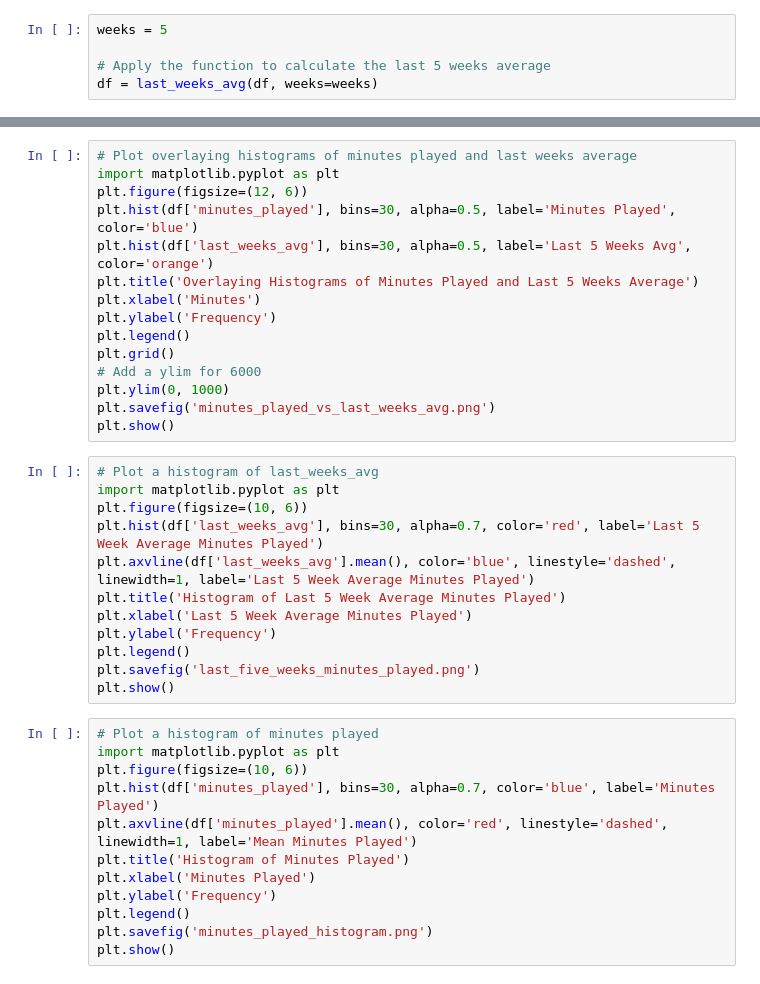
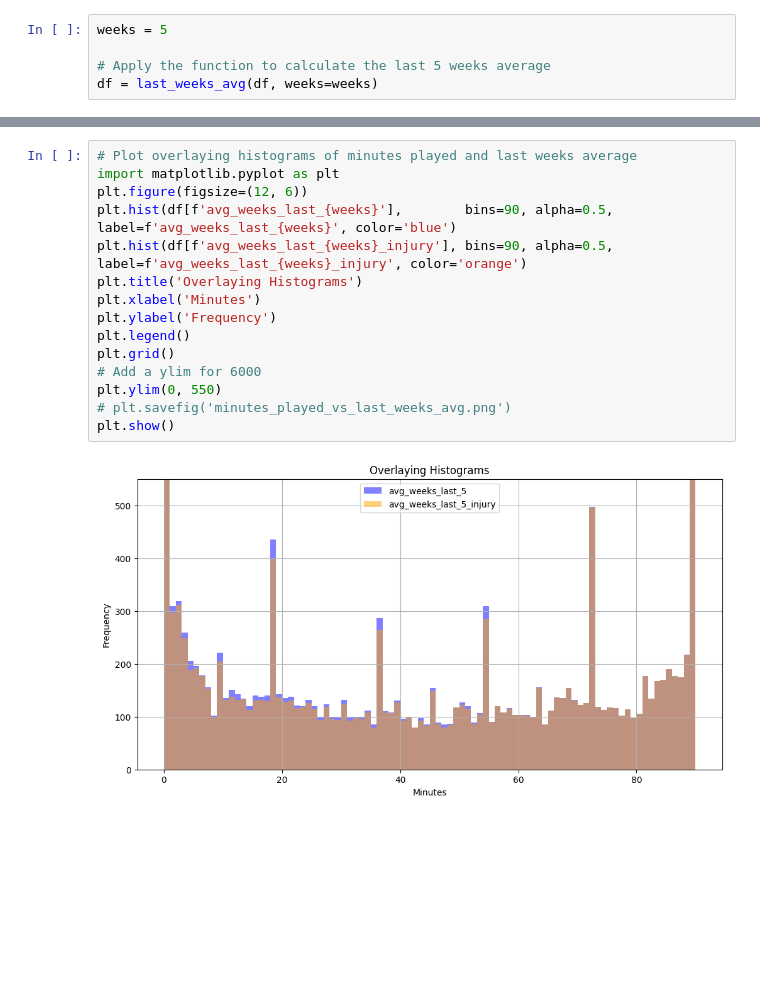
Before and after one commit to LevanBokeria/2025-reg-hack-week-airsenal, a Jupyter notebook: notebooks/baseline_lastweek_models.ipynb, the cells around one changed output, grey strips where cells are left out. Drawn from its saved outputs; the diff is of its cells as text; blank space fills up the shorter version.

```diff
--- a/notebooks/baseline_lastweek_models.ipynb
+++ b/notebooks/baseline_lastweek_models.ipynb
@@ -27,39 +44,17 @@ rmse = np.sqrt(((df['minutes'] - df['last_weeks_avg']) ** 2).mean())
 # %%
 # Plot overlaying histograms of minutes played and last weeks average
 import matplotlib.pyplot as plt
 plt.figure(figsize=(12, 6))
-plt.hist(df['minutes_played'], bins=30, alpha=0.5, label='Minutes Played', color='blue')
-plt.hist(df['last_weeks_avg'], bins=30, alpha=0.5, label='Last 5 Weeks Avg', color='orange')
-plt.title('Overlaying Histograms of Minutes Played and Last 5 Weeks Average')
+plt.hist(df[f'avg_weeks_last_{weeks}'],        bins=90, alpha=0.5, label=f'avg_weeks_last_{weeks}', color='blue')
+plt.hist(df[f'avg_weeks_last_{weeks}_injury'], bins=90, alpha=0.5, label=f'avg_weeks_last_{weeks}_injury', color='orange')
+plt.title('Overlaying Histograms')
 plt.xlabel('Minutes')
 plt.ylabel('Frequency')
 plt.legend()
 plt.grid()
 # Add a ylim for 6000
-plt.ylim(0, 1000)
-plt.savefig('minutes_played_vs_last_weeks_avg.png')
+plt.ylim(0, 550)
+# plt.savefig('minutes_played_vs_last_weeks_avg.png')
 plt.show()
+# %% [output]
+[figure, added]
-# %%
-# Plot a histogram of last_weeks_avg
-import matplotlib.pyplot as plt
-plt.figure(figsize=(10, 6))
-plt.hist(df['last_weeks_avg'], bins=30, alpha=0.7, color='red', label='Last 5 Week Average Minutes Played')
-plt.axvline(df['last_weeks_avg'].mean(), color='blue', linestyle='dashed', linewidth=1, label='Last 5 Week Average Minutes Played')
-plt.title('Histogram of Last 5 Week Average Minutes Played')
-plt.xlabel('Last 5 Week Average Minutes Played')
-plt.ylabel('Frequency')
-plt.legend()
-plt.savefig('last_five_weeks_minutes_played.png')
-plt.show()
-# %%
-# Plot a histogram of minutes played
-import matplotlib.pyplot as plt
-plt.figure(figsize=(10, 6))
-plt.hist(df['minutes_played'], bins=30, alpha=0.7, color='blue', label='Minutes Played')
-plt.axvline(df['minutes_played'].mean(), color='red', linestyle='dashed', linewidth=1, label='Mean Minutes Played')
-plt.title('Histogram of Minutes Played')
-plt.xlabel('Minutes Played')
-plt.ylabel('Frequency')
-plt.legend()
-plt.savefig('minutes_played_histogram.png')
-plt.show()
```
Also changed, not shown: parts of 5 cells of this notebook.
